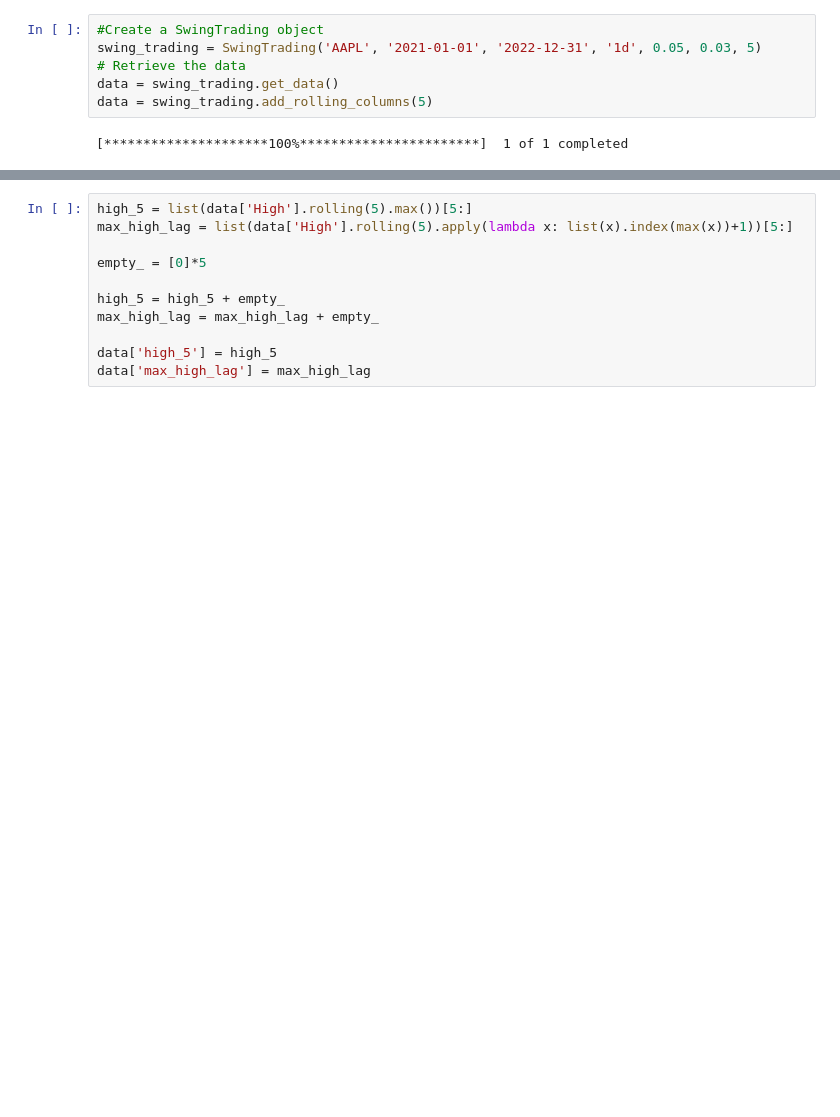
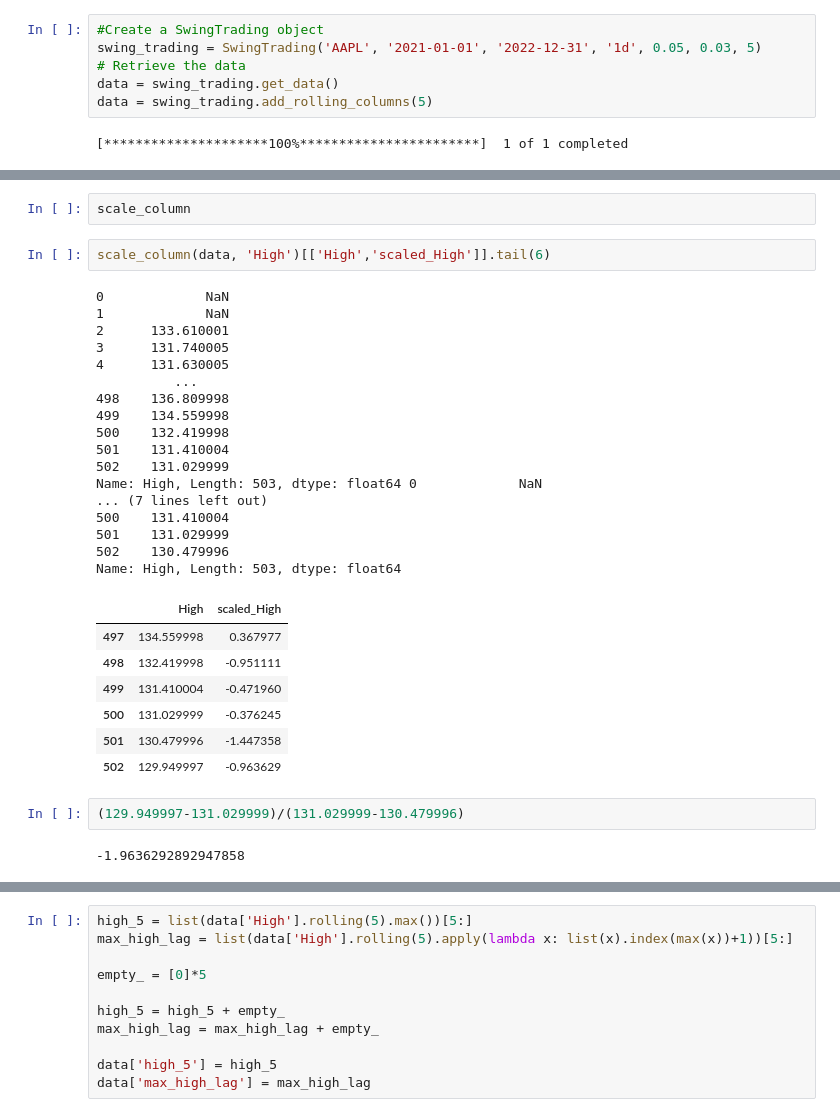
Before and after one commit to nate-belete/SwingTrading, a Jupyter notebook: SwingTrading - Example.ipynb, the cells around one changed output, grey strips where cells are left out. Saved outputs shown, nothing was run; the diff lists cells and outputs as text; blank space fills up the shorter version.

```diff
--- a/SwingTrading - Example.ipynb
+++ b/SwingTrading - Example.ipynb
@@ -141,0 +236,33 @@ data.tail(10)
+# %%
+scale_column
+# %%
+scale_column(data, 'High')[['High','scaled_High']].tail(6)
+# %% [output]
+0             NaN
+1             NaN
+2      133.610001
+3      131.740005
+4      131.630005
+          ...
+498    136.809998
+499    134.559998
+500    132.419998
+501    131.410004
+502    131.029999
+Name: High, Length: 503, dtype: float64 0             NaN
+... (7 lines left out)
+500    131.410004
+501    131.029999
+502    130.479996
+Name: High, Length: 503, dtype: float64
+|  | High | scaled_High |
+| 497 | 134.559998 | 0.367977 |
+| 498 | 132.419998 | -0.951111 |
+| 499 | 131.410004 | -0.471960 |
+| 500 | 131.029999 | -0.376245 |
+| 501 | 130.479996 | -1.447358 |
+| 502 | 129.949997 | -0.963629 |
+# %%
+(129.949997-131.029999)/(131.029999-130.479996)
+# %% [output]
+-1.9636292892947858
```
Also changed, not shown: parts of 16 cells of this notebook, 1 other file.
